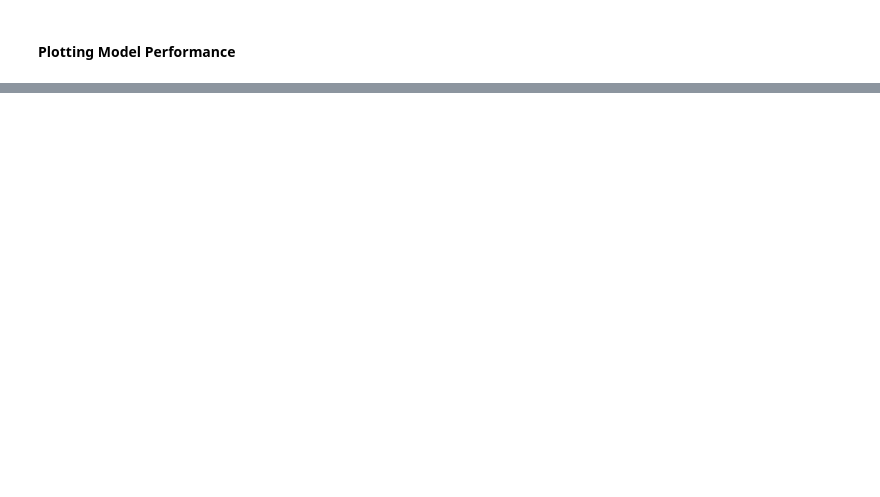
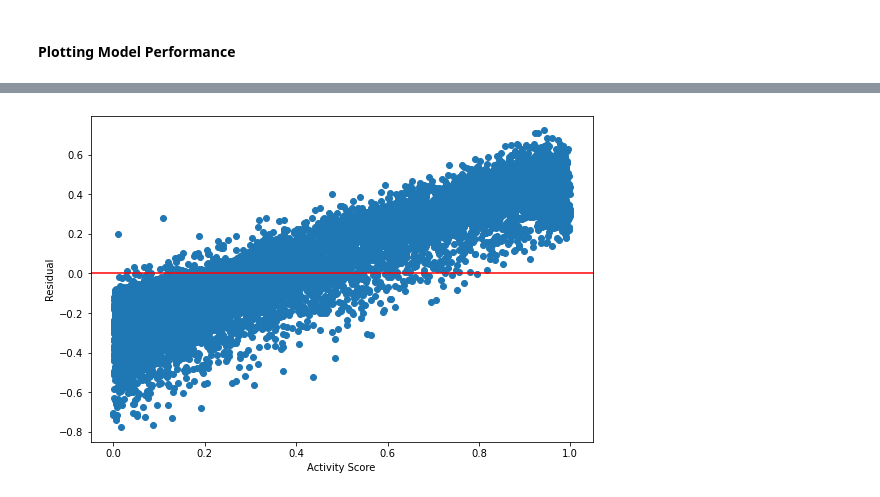
Before and after one commit to n-beckage/CS287-Project, a Jupyter notebook: Script.ipynb, the cells around one changed output, grey strips where cells are left out. Drawn from its saved outputs; the diff is of its cells as text; code cells hidden in the pictures; blank space fills up the shorter version.

```diff
--- a/Script.ipynb
+++ b/Script.ipynb
@@ -875,0 +960,10 @@ res_plot=plt.scatter(x=y_valid,y=resid2)
+# %%
+# making a resuldual plot
+resid=y_valid-preds
+plt.figure(figsize=(9,6))
+plt.axhline(y=0,color='red')
+plt.xlabel("Activity Score")
+plt.ylabel("Residual")
+res_plot=plt.scatter(x=y_valid,y=resid)
+# %% [output]
+[figure, added]
```
Also changed, not shown: parts of 58 cells of this notebook, 2 other files.
